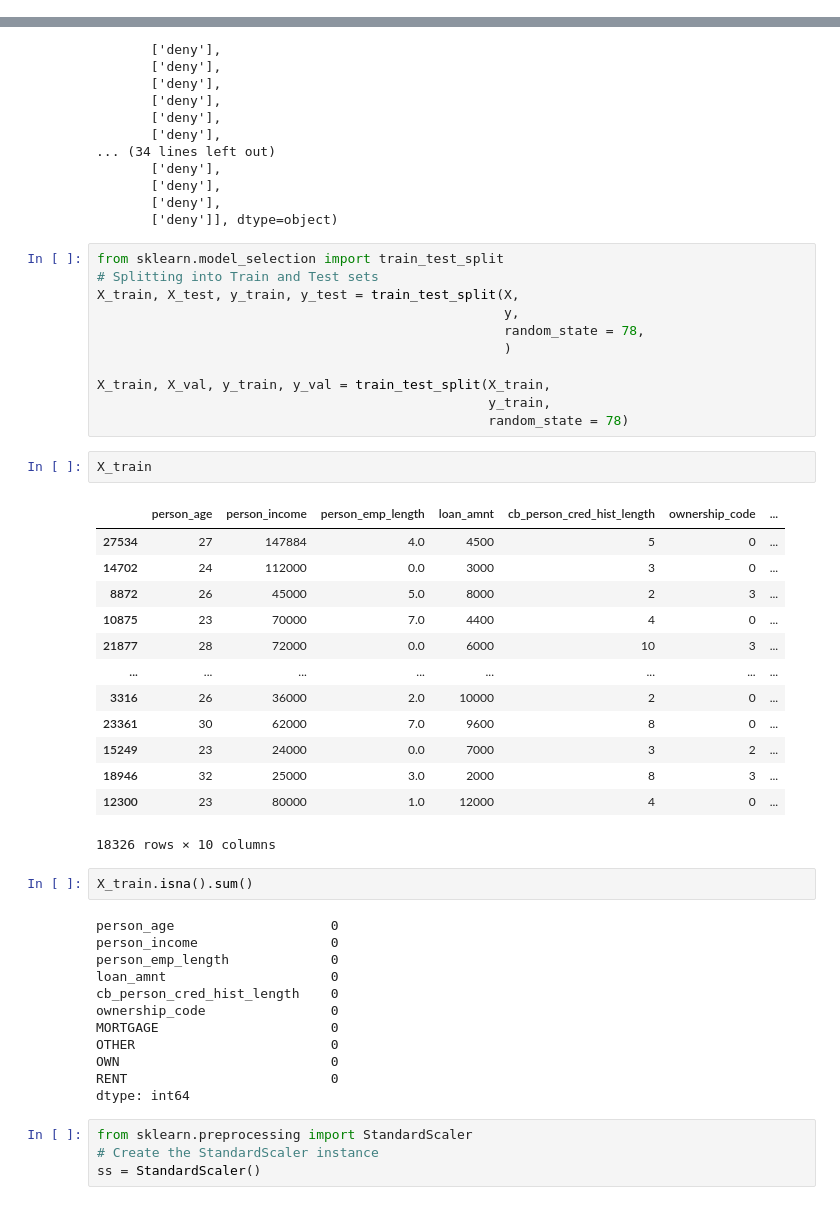
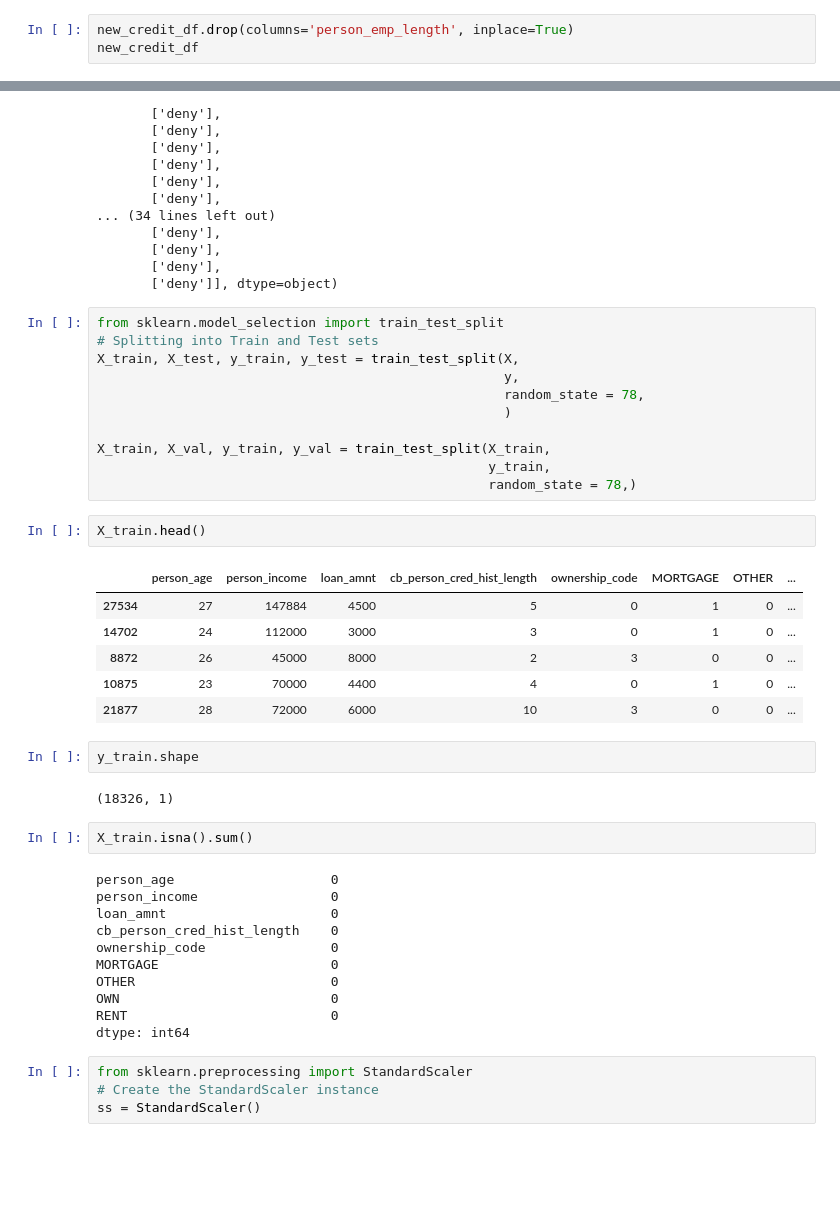
Before and after one commit to VLADDUCH/project-2, a Jupyter notebook: motory_sales_2.ipynb, the cells around one changed output, grey strips where cells are left out. Cells and saved outputs as stored; diff of their text form; blank space fills up the shorter version.

```diff
--- a/motory_sales_2.ipynb
+++ b/motory_sales_2.ipynb
@@ -247,3 +225,6 @@ new_credit_df.head()
 | 2 | 25 | 9600 | 1.0 | 5500 | deny | 3 | ... |
 | 3 | 23 | 65500 | 4.0 | 35000 | deny | 2 | ... |
 | 4 | 24 | 54400 | 8.0 | 35000 | deny | 4 | ... |
+# %%
+new_credit_df.drop(columns='person_emp_length', inplace=True)
+new_credit_df
@@ -290,29 +285,25 @@ X_train, X_test, y_train, y_test = train_test_split(X,
 
 X_train, X_val, y_train, y_val = train_test_split(X_train,
                                                   y_train,
-                                                  random_state = 78)
+                                                  random_state = 78,)
 # %%
-X_train
+X_train.head()
 # %% [output]
-|  | person_age | person_income | person_emp_length | loan_amnt | cb_person_cred_hist_length | ownership_code | ... |
-| 27534 | 27 | 147884 | 4.0 | 4500 | 5 | 0 | ... |
-| 14702 | 24 | 112000 | 0.0 | 3000 | 3 | 0 | ... |
-| 8872 | 26 | 45000 | 5.0 | 8000 | 2 | 3 | ... |
-| 10875 | 23 | 70000 | 7.0 | 4400 | 4 | 0 | ... |
-| 21877 | 28 | 72000 | 0.0 | 6000 | 10 | 3 | ... |
-| ... | ... | ... | ... | ... | ... | ... | ... |
-| 3316 | 26 | 36000 | 2.0 | 10000 | 2 | 0 | ... |
-| 23361 | 30 | 62000 | 7.0 | 9600 | 8 | 0 | ... |
-| 15249 | 23 | 24000 | 0.0 | 7000 | 3 | 2 | ... |
-| 18946 | 32 | 25000 | 3.0 | 2000 | 8 | 3 | ... |
-| 12300 | 23 | 80000 | 1.0 | 12000 | 4 | 0 | ... |
+|  | person_age | person_income | loan_amnt | cb_person_cred_hist_length | ownership_code | MORTGAGE | OTHER | ... |
+| 27534 | 27 | 147884 | 4500 | 5 | 0 | 1 | 0 | ... |
+| 14702 | 24 | 112000 | 3000 | 3 | 0 | 1 | 0 | ... |
+| 8872 | 26 | 45000 | 8000 | 2 | 3 | 0 | 0 | ... |
+| 10875 | 23 | 70000 | 4400 | 4 | 0 | 1 | 0 | ... |
+| 21877 | 28 | 72000 | 6000 | 10 | 3 | 0 | 0 | ... |
-18326 rows × 10 columns
+# %%
+y_train.shape
+# %% [output]
+(18326, 1)
 # %%
 X_train.isna().sum()
 # %% [output]
 person_age                    0
 person_income                 0
-person_emp_length             0
 loan_amnt                     0
 cb_person_cred_hist_length    0
 ownership_code                0
```
Also changed, not shown: parts of 52 cells of this notebook.
